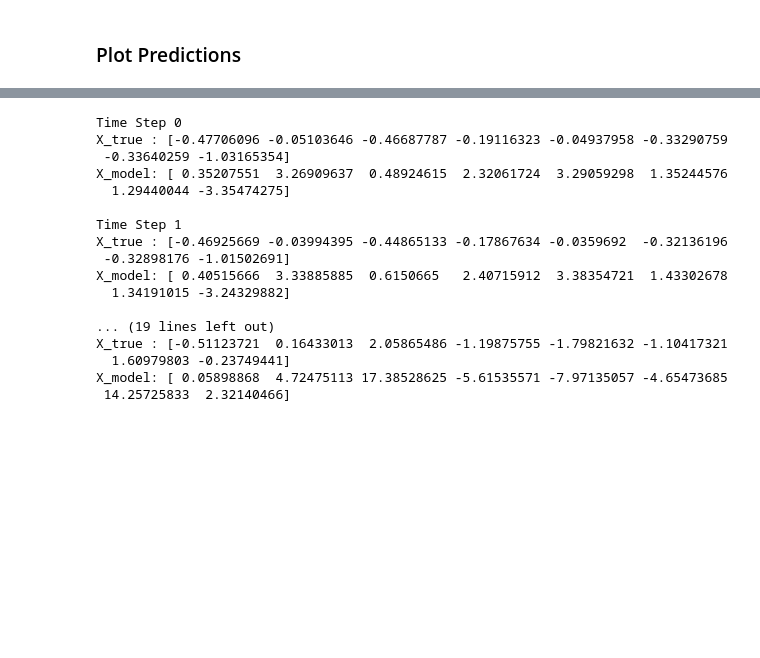
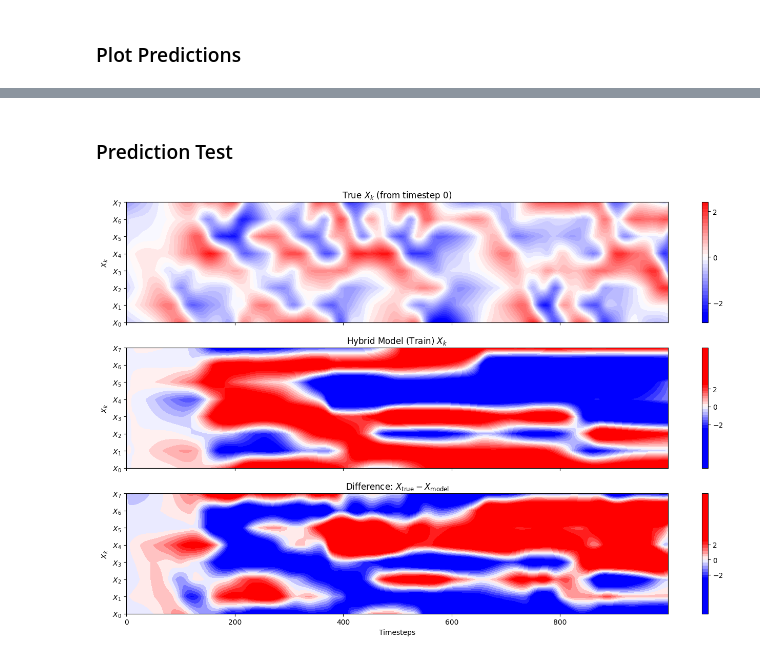
Before and after one commit to mcvlix/lorenz-96-hybrid-esn, a Jupyter notebook: hybrid_rcesn.ipynb, the cells around one changed output, grey strips where cells are left out. Drawn from its saved outputs; the diff is of its cells as text; code cells hidden in the pictures; blank space fills up the shorter version.

```diff
--- a/hybrid_rcesn.ipynb
+++ b/hybrid_rcesn.ipynb
@@ -676,23 +721,2 @@ print(X_true.shape)
-# %%
-for t in [0, 1, 2, 10, 100, 999]:
-    print(f"\nTime Step {t}")
-    print("X_true :", X_true[:, t])
-    print("X_model:", X_model[:, t])
-# %% [output]
-Time Step 0
-X_true : [-0.47706096 -0.05103646 -0.46687787 -0.19116323 -0.04937958 -0.33290759
- -0.33640259 -1.03165354]
-X_model: [ 0.35207551  3.26909637  0.48924615  2.32061724  3.29059298  1.35244576
-  1.29440044 -3.35474275]
-
-Time Step 1
-X_true : [-0.46925669 -0.03994395 -0.44865133 -0.17867634 -0.0359692  -0.32136196
- -0.32898176 -1.01502691]
-X_model: [ 0.40515666  3.33885885  0.6150665   2.40715912  3.38354721  1.43302678
-  1.34191015 -3.24329882]
-
-... (19 lines left out)
-X_true : [-0.51123721  0.16433013  2.05865486 -1.19875755 -1.79821632 -1.10417321
-  1.60979803 -0.23749441]
-X_model: [ 0.05898868  4.72475113 17.38528625 -5.61535571 -7.97135057 -4.65473685
- 14.25725833  2.32140466]
+# %% [markdown]
+### Prediction Test
@@ -698,0 +773,47 @@ X_model: [ 0.05898868  4.72475113 17.38528625 -5.61535571 -7.97135057 -4.6547368
+# %%
+# === Parameters ===
+shift_k = 0  # Start index for initial condition
+approx_res_size = 5000
+
+model_params = {
+    'tau': 0.25,
+    'nstep': 1000,
+    'N': 144, # 72 from model, 72 from data
+    'd': 22
+}
+
+res_params = {
+    'radius': 0.1,
+    'degree': 3,
+    'sigma': 0.5,
+    'train_length': 500000,
+    'N': int(np.floor(approx_res_size / model_params['N']) * model_params['N']),
+    'num_inputs': model_params['N'],
+    'predict_length': 1000,
+    'beta': 0.0001
+}
+# %%
+# Load model
+model = np.load(os.path.join(models_path, 'hybrid_model_10000_xy.npz'))
+A = model['A']
+Win = model['Win']
+W_out = model['W_out']
+
+# Load full XY_model and XY_true from disk
+train_length = 1000
+XY_model = np.load(os.path.join(data_path, 'XY_model_full.npy'), mmap_mode = 'r')[:train_length].T       # (72, 1000)
+XY_true = np.load(os.path.join(data_path, 'truth_h_0.5_c_8_F_20.npy'), mmap_mode = 'r')[:train_length, :72].T  # (72, 1000)
+
+# Zero or known r_state
+r_state = np.zeros(res_params['N'])
+
+# Predict on training data
+X_preds = predict_test(A, Win, W_out, r_state, XY_model, XY_true, res_params)
+
+# Compare to true X
+X_true = XY_true[:8, :]  # First 8 variables
+
+# Plot
+plot_model_vs_truth(X_true, X_preds, start=0, model_name="Hybrid Model (Train)", valid_time=None)
+# %% [output]
+[figure, added]
```
Also changed, not shown: parts of 56 cells of this notebook.
